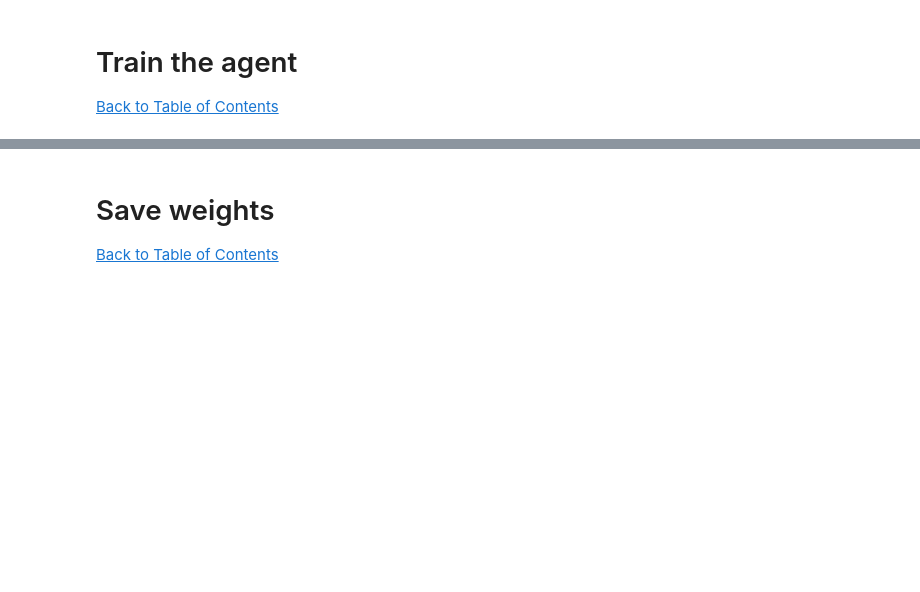
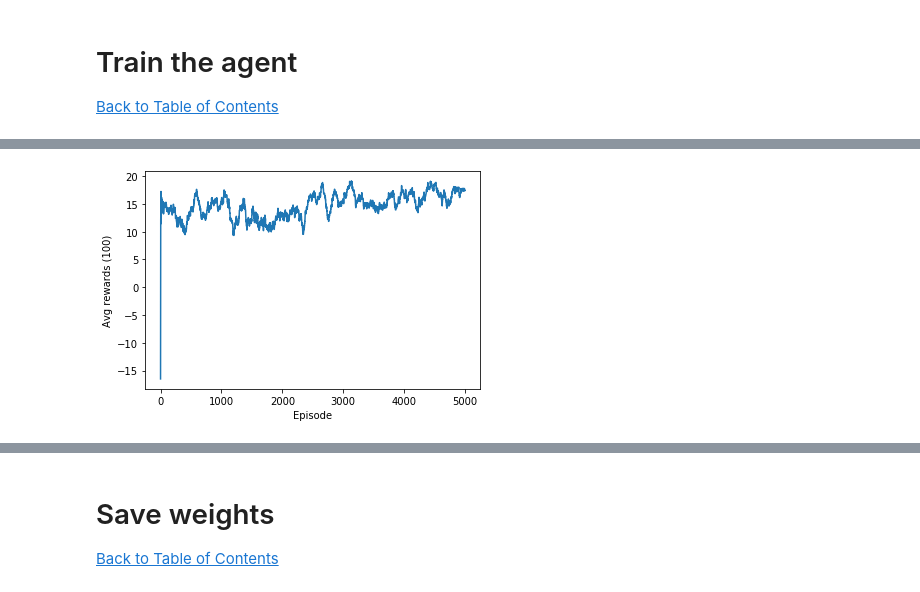
Before and after one commit to Jumpo-523/connectX, a Jupyter notebook: ConnectX with Deep Q-Learning (PyTorch).ipynb, the cells around one changed output, grey strips where cells are left out. Cells and saved outputs as stored; diff of their text form; code cells hidden in the pictures; blank space fills up the shorter version.

```diff
--- a/ConnectX with Deep Q-Learning (PyTorch).ipynb
+++ b/ConnectX with Deep Q-Learning (PyTorch).ipynb
@@ -298,0 +316,21 @@ plt.show()
+# %%
+env_fine_tuning = ConnectX(pair=[TrainNet, TrainNet_ft])
+# %%
+# Initialize models
+TrainNet = DQN(num_states, num_actions, hidden_units, gamma, max_experiences, min_experiences, batch_size, lr)
+TargetNet = DQN(num_states, num_actions, hidden_units, gamma, max_experiences, min_experiences, batch_size, lr)
+# %%
+pbar = tqdm(range(episodes))
+for n in pbar:
+    epsilon = max(min_epsilon, epsilon * decay)
+    total_reward = play_game(env_fine_tuning, TrainNet, TargetNet, epsilon, copy_step)
+    all_total_rewards[n] = total_reward
+    avg_reward = all_total_rewards[max(0, n - 100):(n + 1)].mean()
+    all_avg_rewards[n] = avg_reward
+    all_epsilons[n] = epsilon
+
+    pbar.set_postfix({
+        'episode reward': total_reward,
+        'avg (100 last) reward': avg_reward,
+        'epsilon': epsilon
+    })
@@ -298,0 +339,7 @@ plt.show()
+# %%
+plt.plot(all_avg_rewards)
+plt.xlabel('Episode')
+plt.ylabel('Avg rewards (100)')
+plt.show()
+# %% [output]
+[figure, added]
```
Also changed, not shown: parts of 9 cells of this notebook, 2 other files.
